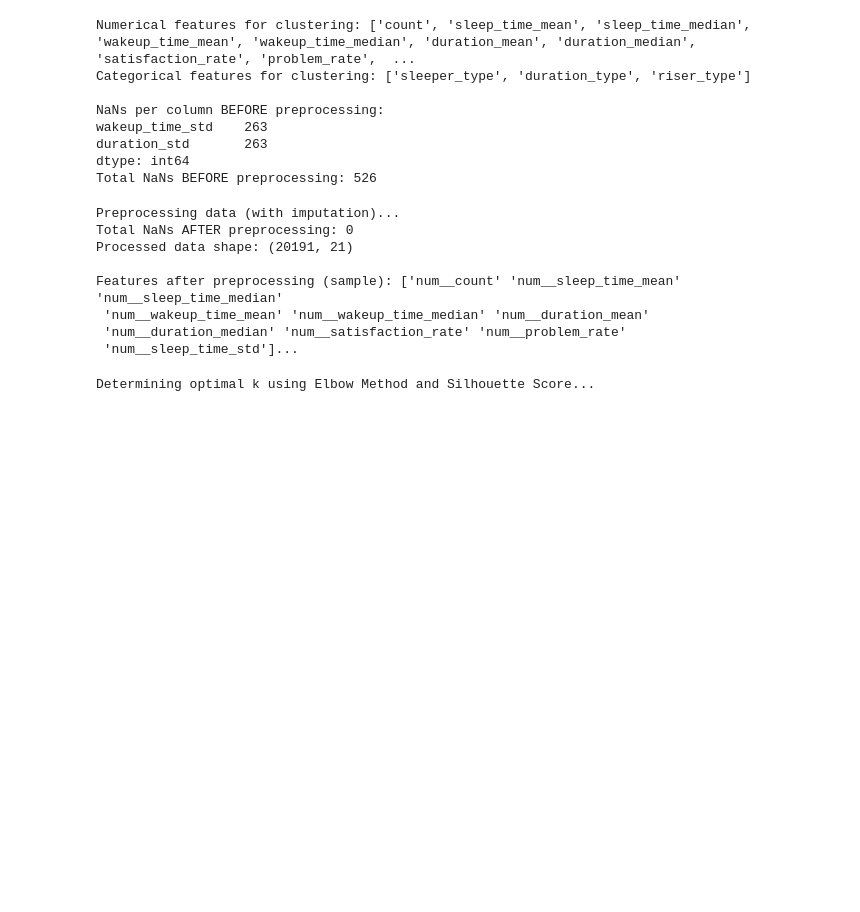
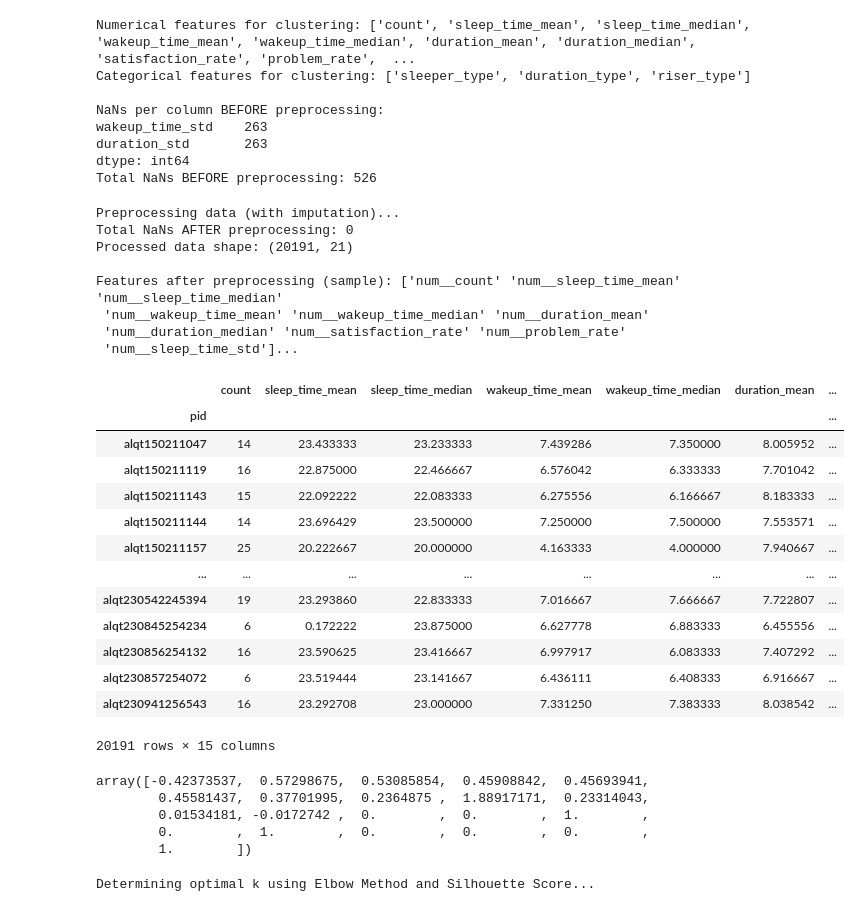
Before and after one commit to vrothenberg/mCC_Analysis, a Jupyter notebook: sleep_data.ipynb, the cells around one changed output. Saved outputs shown, nothing was run; the diff lists cells and outputs as text; code cells hidden in the pictures; blank space fills up the shorter version.

```diff
--- a/sleep_data.ipynb
+++ b/sleep_data.ipynb
@@ -663,6 +663,31 @@ Features after preprocessing (sample): ['num__count' 'num__sleep_time_mean' 'num
  'num__wakeup_time_mean' 'num__wakeup_time_median' 'num__duration_mean'
  'num__duration_median' 'num__satisfaction_rate' 'num__problem_rate'
  'num__sleep_time_std']...
+# %%
+df_features
+# %% [output]
+|  | count | sleep_time_mean | sleep_time_median | wakeup_time_mean | wakeup_time_median | duration_mean | ... |
+| pid |  |  |  |  |  |  | ... |
+| alqt150211047 | 14 | 23.433333 | 23.233333 | 7.439286 | 7.350000 | 8.005952 | ... |
+| alqt150211119 | 16 | 22.875000 | 22.466667 | 6.576042 | 6.333333 | 7.701042 | ... |
+| alqt150211143 | 15 | 22.092222 | 22.083333 | 6.275556 | 6.166667 | 8.183333 | ... |
+| alqt150211144 | 14 | 23.696429 | 23.500000 | 7.250000 | 7.500000 | 7.553571 | ... |
+| alqt150211157 | 25 | 20.222667 | 20.000000 | 4.163333 | 4.000000 | 7.940667 | ... |
+| ... | ... | ... | ... | ... | ... | ... | ... |
+| alqt230542245394 | 19 | 23.293860 | 22.833333 | 7.016667 | 7.666667 | 7.722807 | ... |
+| alqt230845254234 | 6 | 0.172222 | 23.875000 | 6.627778 | 6.883333 | 6.455556 | ... |
+| alqt230856254132 | 16 | 23.590625 | 23.416667 | 6.997917 | 6.083333 | 7.407292 | ... |
+| alqt230857254072 | 6 | 23.519444 | 23.141667 | 6.436111 | 6.408333 | 6.916667 | ... |
+| alqt230941256543 | 16 | 23.292708 | 23.000000 | 7.331250 | 7.383333 | 8.038542 | ... |
+20191 rows × 15 columns
+# %%
+X_processed[0,:]
+# %% [output]
+array([-0.42373537,  0.57298675,  0.53085854,  0.45908842,  0.45693941,
+        0.45581437,  0.37701995,  0.2364875 ,  1.88917171,  0.23314043,
+        0.01534181, -0.0172742 ,  0.        ,  0.        ,  1.        ,
+        0.        ,  1.        ,  0.        ,  0.        ,  0.        ,
+        1.        ])
 # %%
 
 
```
Also changed, not shown: parts of 2 cells of this notebook, 7 other files.
